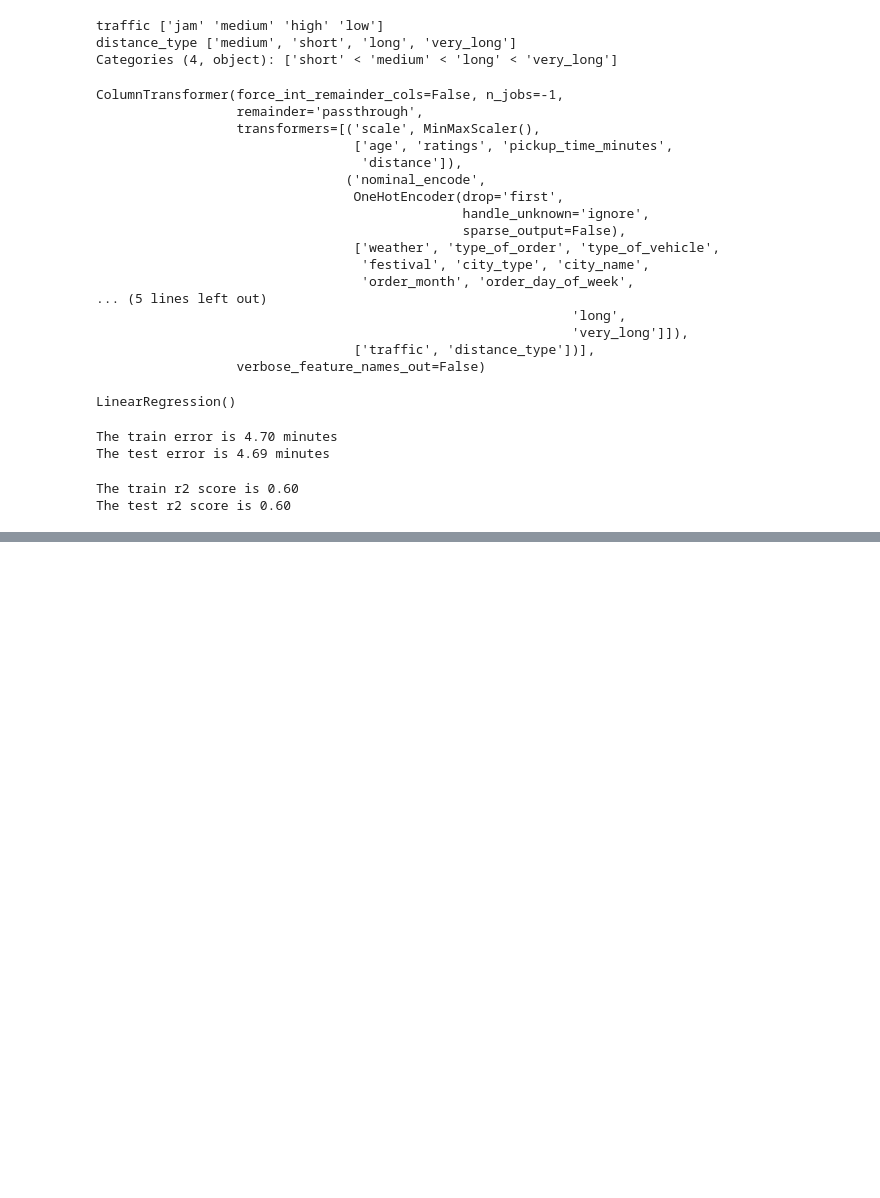
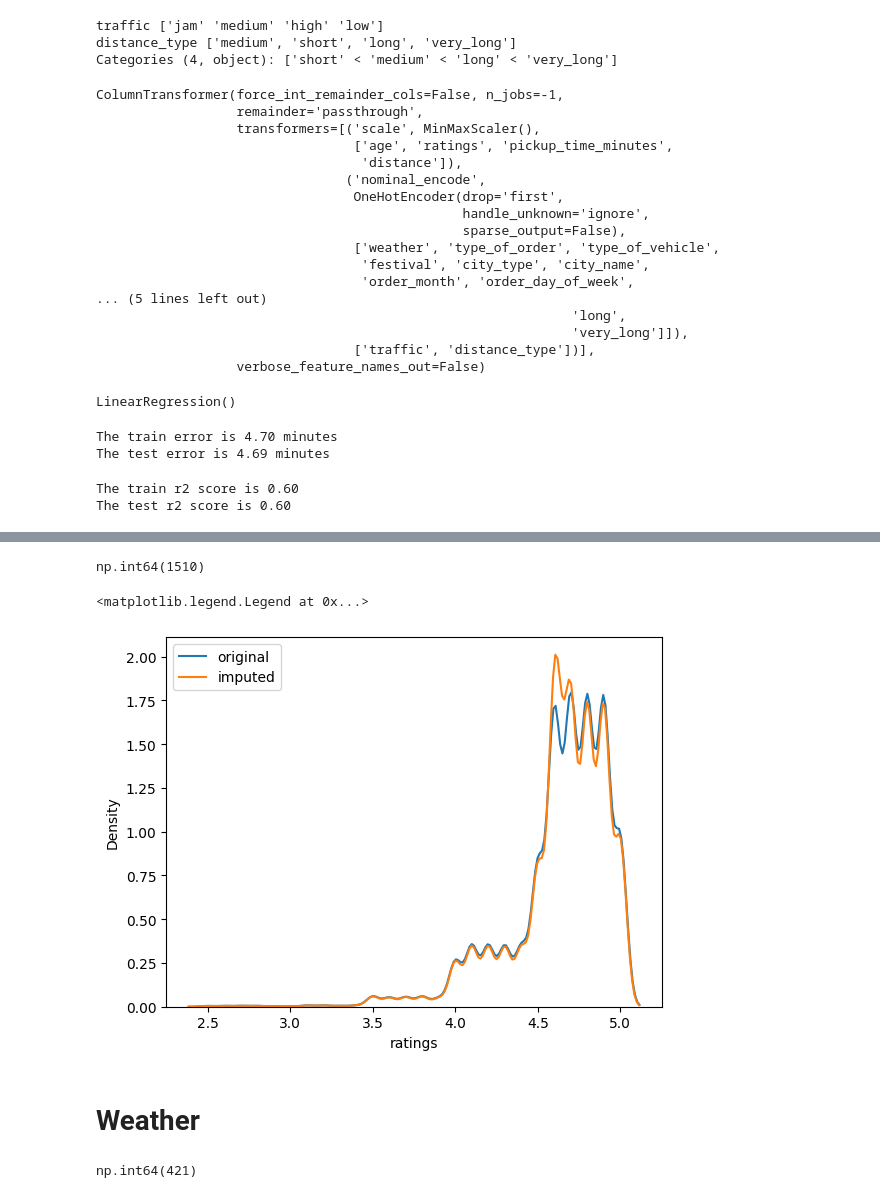
Before and after one commit to gulamkibria775/ML_Project, a Jupyter notebook: Swiggy_Delivery_Time_Prediction/notebooks/base_line.ipynb, the cells around one changed output, grey strips where cells are left out. Drawn from its saved outputs; the diff is of its cells as text; code cells hidden in the pictures; blank space fills up the shorter version.

```diff
--- a/Swiggy_Delivery_Time_Prediction/notebooks/base_line.ipynb
+++ b/Swiggy_Delivery_Time_Prediction/notebooks/base_line.ipynb
@@ -290,0 +350,21 @@ dtype: int64
+# %%
+X_train['ratings'].isna().sum()
+# %% [output]
+np.int64(1510)
+# %%
+ratings_mean=X_train['ratings'].mean()
+
+sns.kdeplot(X_train["ratings"],label='original')
+sns.kdeplot(X_train['ratings'].fillna(ratings_mean),label='imputed')
+plt.legend()
+# %% [output]
+<matplotlib.legend.Legend at 0x...>
+[figure, added]
+# %% [markdown]
+# Weather
+# %%
+# missing values in the column
+
+X_train['weather'].isna().sum()
+# %% [output]
+np.int64(421)
```
Also changed, not shown: parts of 78 cells of this notebook, 43 other files.
